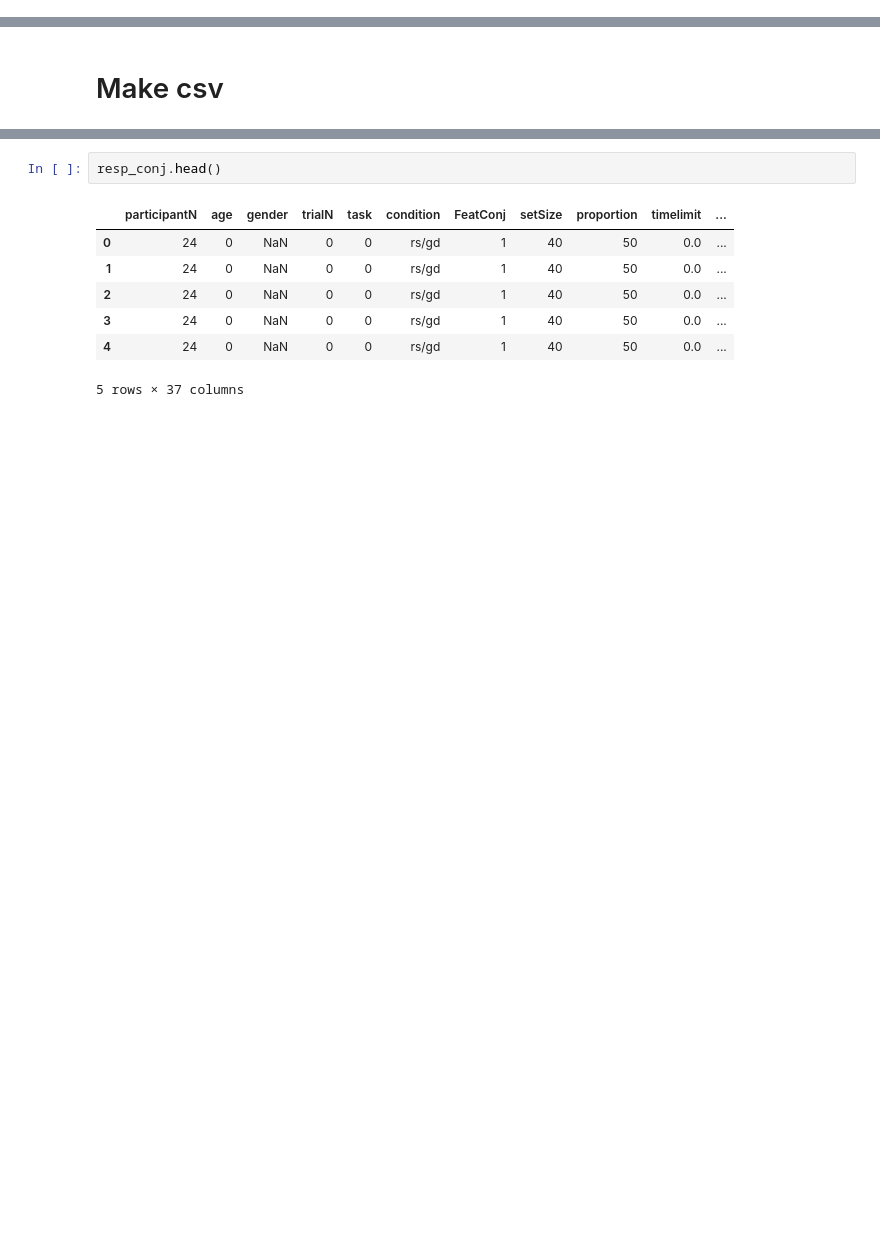
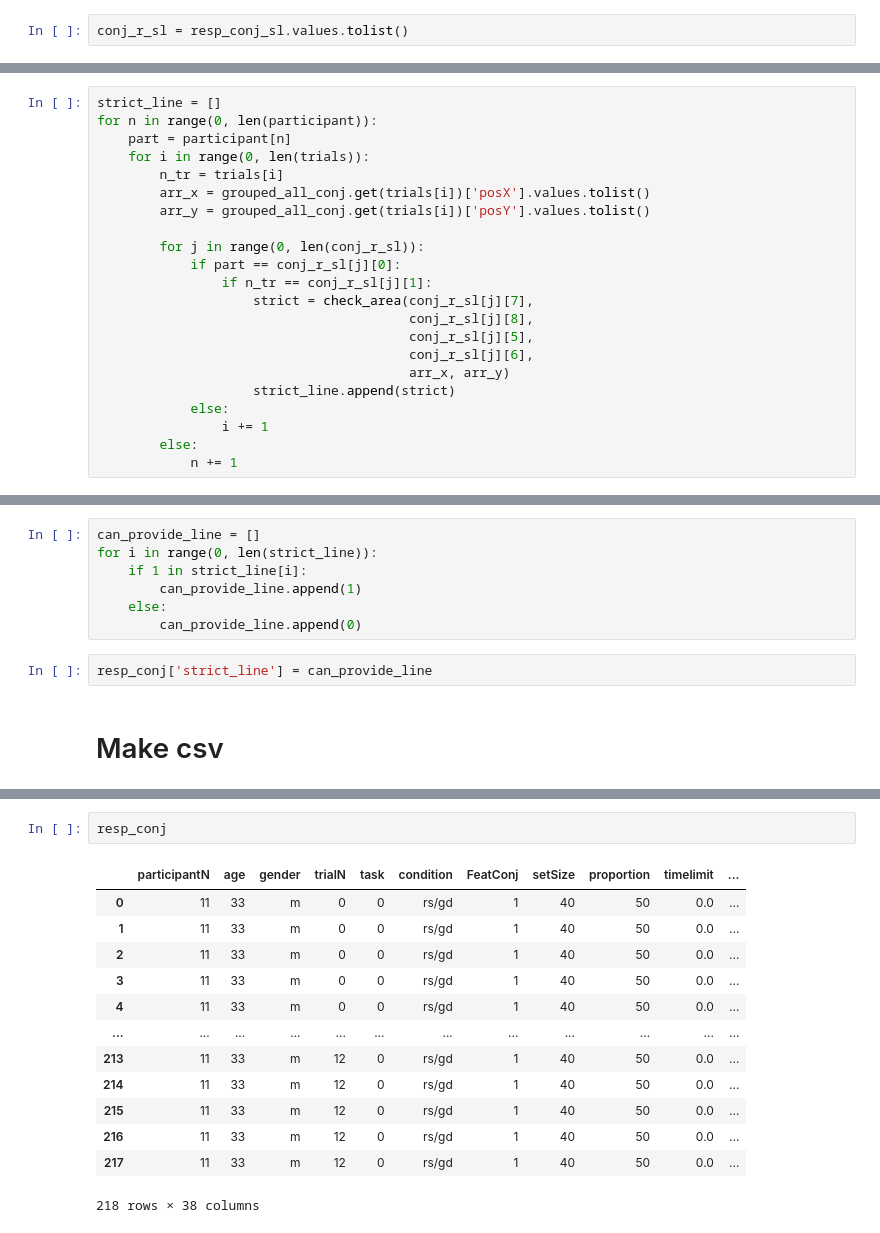
Before and after one commit to lttsophie/foraging, a Jupyter notebook: data_processing(all_in_one).ipynb, the cells around one changed output, grey strips where cells are left out. Saved outputs shown, nothing was run; the diff lists cells and outputs as text; blank space fills up the shorter version.

Commit message:
added strict line, crowd

```diff
--- a/data_processing(all_in_one).ipynb
+++ b/data_processing(all_in_one).ipynb
@@ -617,0 +760,2 @@ def (x1, y1, x2, y2, lst1, lst2):
+# %%
+conj_r_sl = resp_conj_sl.values.tolist()
@@ -617,0 +782,22 @@ def (x1, y1, x2, y2, lst1, lst2):
+# %%
+strict_line = []
+for n in range(0, len(participant)):
+    part = participant[n]
+    for i in range(0, len(trials)):
+        n_tr = trials[i]
+        arr_x = grouped_all_conj.get(trials[i])['posX'].values.tolist()
+        arr_y = grouped_all_conj.get(trials[i])['posY'].values.tolist()
+
+        for j in range(0, len(conj_r_sl)):
+            if part == conj_r_sl[j][0]:
+                if n_tr == conj_r_sl[j][1]:
+                    strict = check_area(conj_r_sl[j][7],
+                                        conj_r_sl[j][8],
+                                        conj_r_sl[j][5],
+                                        conj_r_sl[j][6],
+                                        arr_x, arr_y)
+                    strict_line.append(strict)
+            else:
+                i += 1
+        else:
+            n += 1
@@ -618,3 +808,12 @@ def (x1, y1, x2, y2, lst1, lst2):
+# %%
+can_provide_line = []
+for i in range(0, len(strict_line)):
+    if 1 in strict_line[i]:
+        can_provide_line.append(1)
+    else:
+        can_provide_line.append(0)
+# %%
+resp_conj['strict_line'] = can_provide_line
 # %% [markdown]
 # Make csv
 # %%
@@ -640,12 +839,18 @@ Index(['participantN', 'age', 'gender', 'trialN', 'task', 'condition',
       dtype='object')
 # %%
-resp_conj.head()
+resp_conj
 # %% [output]
 |  | participantN | age | gender | trialN | task | condition | FeatConj | setSize | proportion | timelimit | ... |
-| 0 | 24 | 0 | NaN | 0 | 0 | rs/gd | 1 | 40 | 50 | 0.0 | ... |
-| 1 | 24 | 0 | NaN | 0 | 0 | rs/gd | 1 | 40 | 50 | 0.0 | ... |
-| 2 | 24 | 0 | NaN | 0 | 0 | rs/gd | 1 | 40 | 50 | 0.0 | ... |
-| 3 | 24 | 0 | NaN | 0 | 0 | rs/gd | 1 | 40 | 50 | 0.0 | ... |
-| 4 | 24 | 0 | NaN | 0 | 0 | rs/gd | 1 | 40 | 50 | 0.0 | ... |
+| 0 | 11 | 33 | m | 0 | 0 | rs/gd | 1 | 40 | 50 | 0.0 | ... |
+| 1 | 11 | 33 | m | 0 | 0 | rs/gd | 1 | 40 | 50 | 0.0 | ... |
+| 2 | 11 | 33 | m | 0 | 0 | rs/gd | 1 | 40 | 50 | 0.0 | ... |
+| 3 | 11 | 33 | m | 0 | 0 | rs/gd | 1 | 40 | 50 | 0.0 | ... |
+| 4 | 11 | 33 | m | 0 | 0 | rs/gd | 1 | 40 | 50 | 0.0 | ... |
+| ... | ... | ... | ... | ... | ... | ... | ... | ... | ... | ... | ... |
+| 213 | 11 | 33 | m | 12 | 0 | rs/gd | 1 | 40 | 50 | 0.0 | ... |
+| 214 | 11 | 33 | m | 12 | 0 | rs/gd | 1 | 40 | 50 | 0.0 | ... |
+| 215 | 11 | 33 | m | 12 | 0 | rs/gd | 1 | 40 | 50 | 0.0 | ... |
+| 216 | 11 | 33 | m | 12 | 0 | rs/gd | 1 | 40 | 50 | 0.0 | ... |
+| 217 | 11 | 33 | m | 12 | 0 | rs/gd | 1 | 40 | 50 | 0.0 | ... |
-5 rows × 37 columns
+218 rows × 38 columns
 # %%
```
Also changed, not shown: parts of 41 cells of this notebook, 1 other file.
